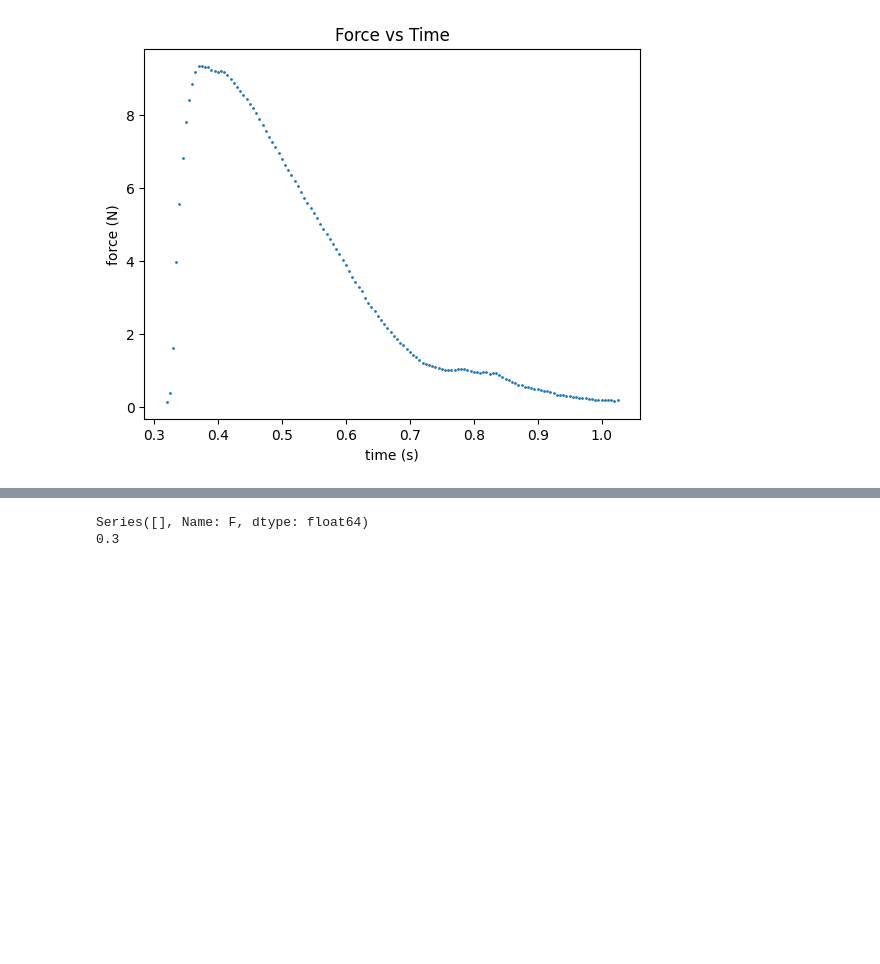
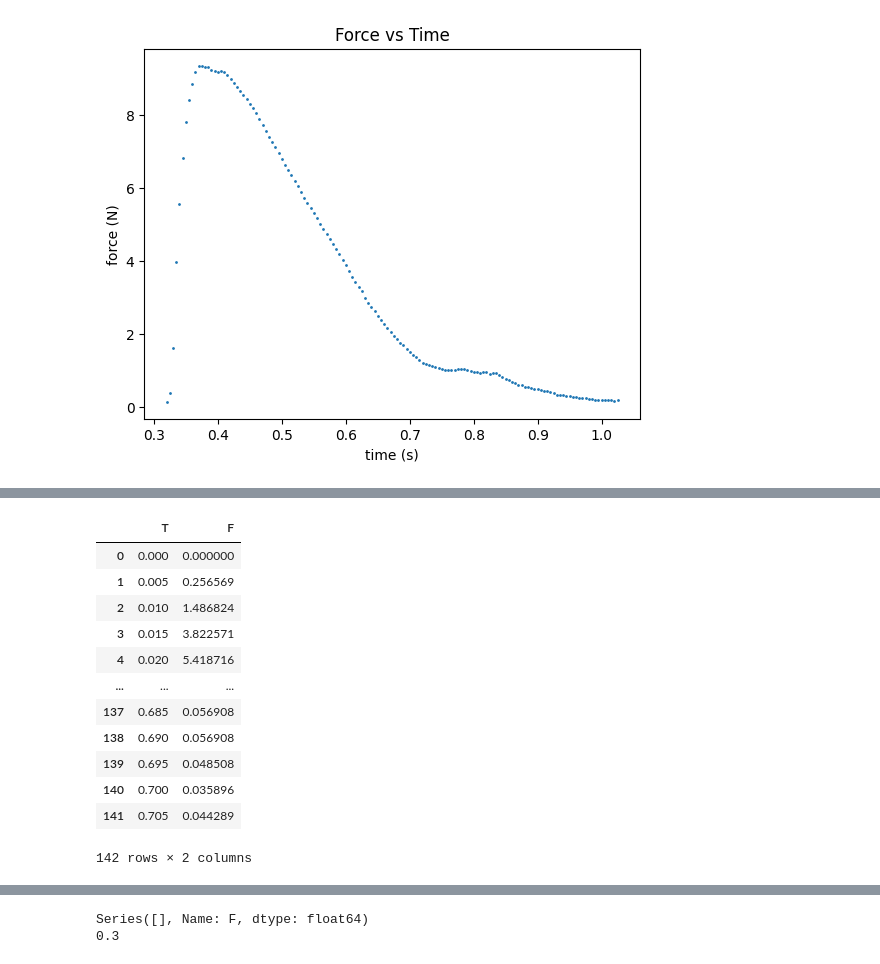
Before and after one commit to FormulaForest/Formula-Forest, a Jupyter notebook: Propulsion theory/exp_results.ipynb, the cells around one changed output, grey strips where cells are left out. Saved outputs shown, nothing was run; the diff lists cells and outputs as text; code cells hidden in the pictures; blank space fills up the shorter version.

```diff
--- a/Propulsion theory/exp_results.ipynb
+++ b/Propulsion theory/exp_results.ipynb
@@ -77,0 +136,18 @@ plt.show()
+# %%
+df_res = df_crop[["T", "F"]]
+df_res.reset_index(drop=True, inplace=True)
+df_res
+# %% [output]
+|  | T | F |
+| 0 | 0.000 | 0.000000 |
+| 1 | 0.005 | 0.256569 |
+| 2 | 0.010 | 1.486824 |
+| 3 | 0.015 | 3.822571 |
+| 4 | 0.020 | 5.418716 |
+| ... | ... | ... |
+| 137 | 0.685 | 0.056908 |
+| 138 | 0.690 | 0.056908 |
+| 139 | 0.695 | 0.048508 |
+| 140 | 0.700 | 0.035896 |
+| 141 | 0.705 | 0.044289 |
+142 rows × 2 columns
```
Also changed, not shown: parts of 11 cells of this notebook, 6 other files.
